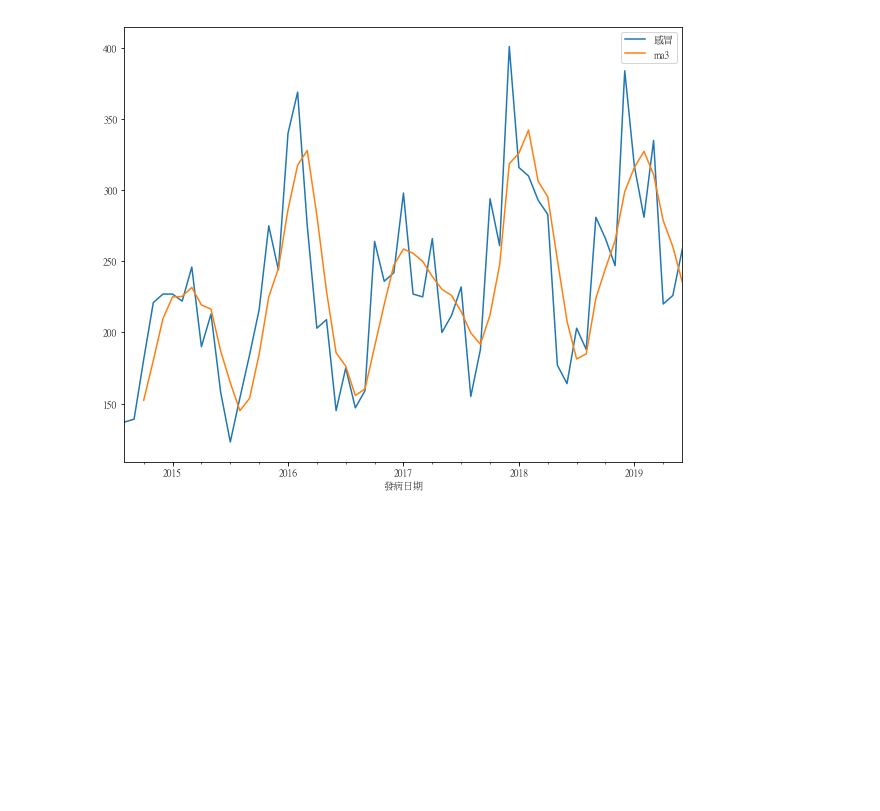
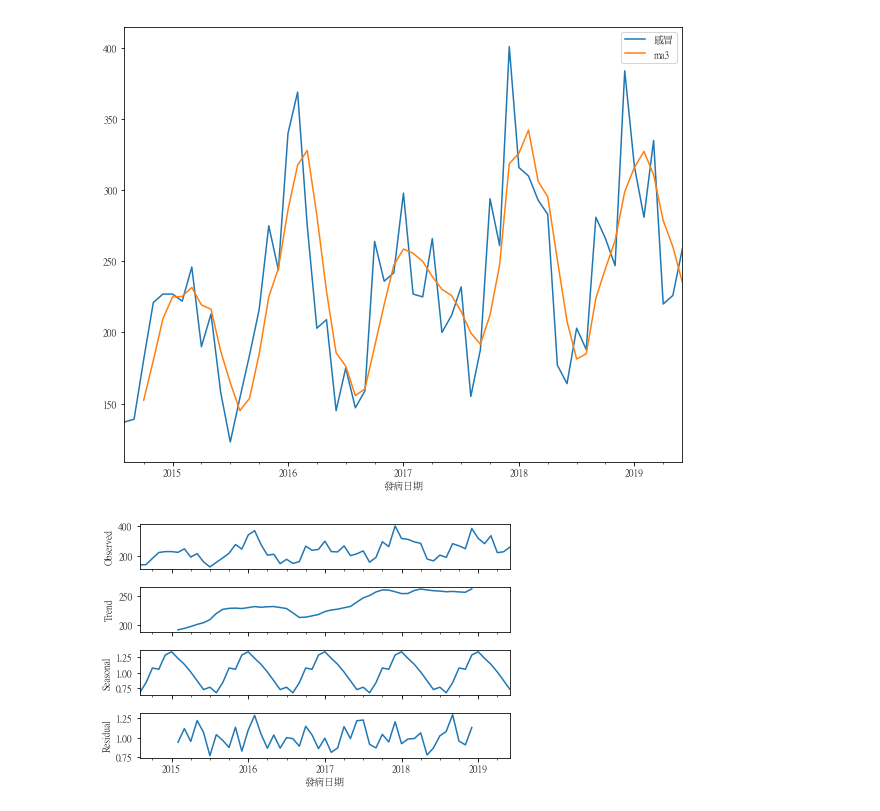
Before and after one commit to ywchiu/cdc_course, a Jupyter notebook: Demo20190705.ipynb, the cells around one changed output. Cells and saved outputs as stored; diff of their text form; code cells hidden in the pictures; blank space fills up the shorter version.

```diff
--- a/Demo20190705.ipynb
+++ b/Demo20190705.ipynb
@@ -173,3 +173,9 @@ m[['感冒','ma3']].plot(kind = 'line', figsize = [10,8])
 # %% [output]
 <matplotlib.axes._subplots.AxesSubplot at 0x...>
 [figure]
+# %%
+from statsmodels.tsa.seasonal import seasonal_decompose
+result = seasonal_decompose(m['感冒'], model='mul')
+result.plot();
+# %% [output]
+[figure, added]
```
Also changed, not shown: parts of 53 cells of this notebook.
